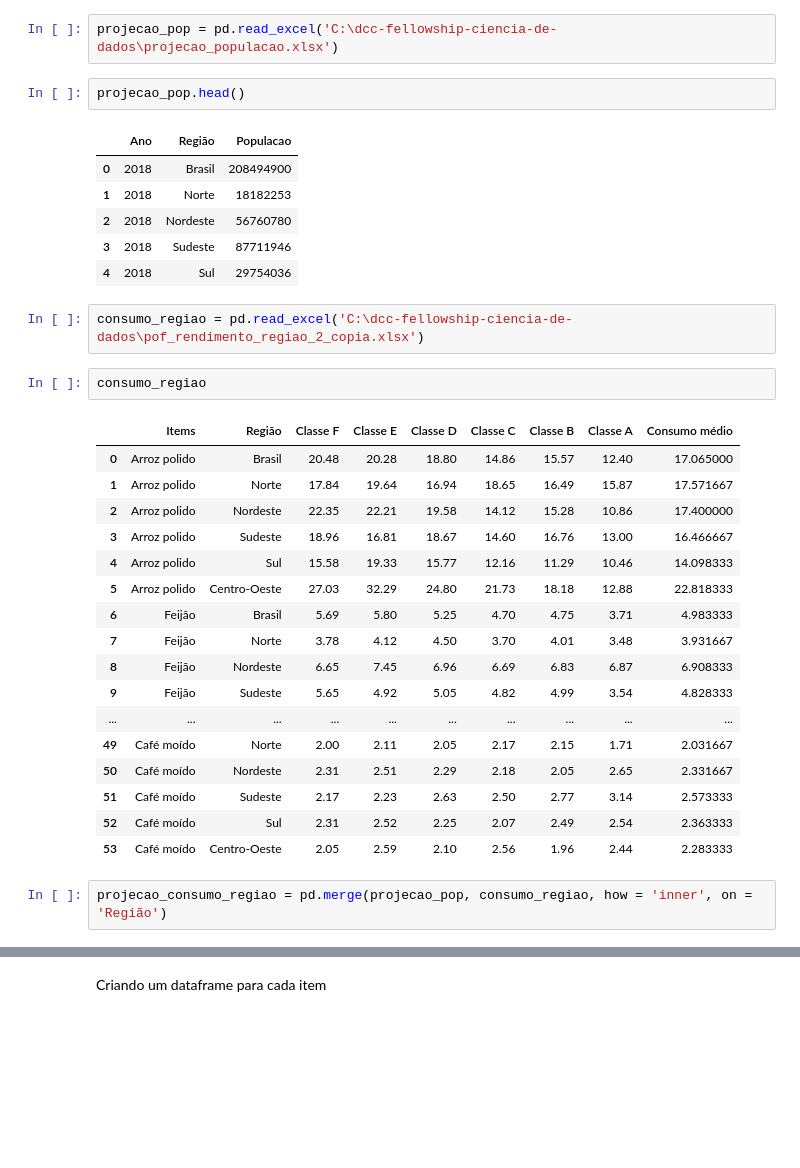
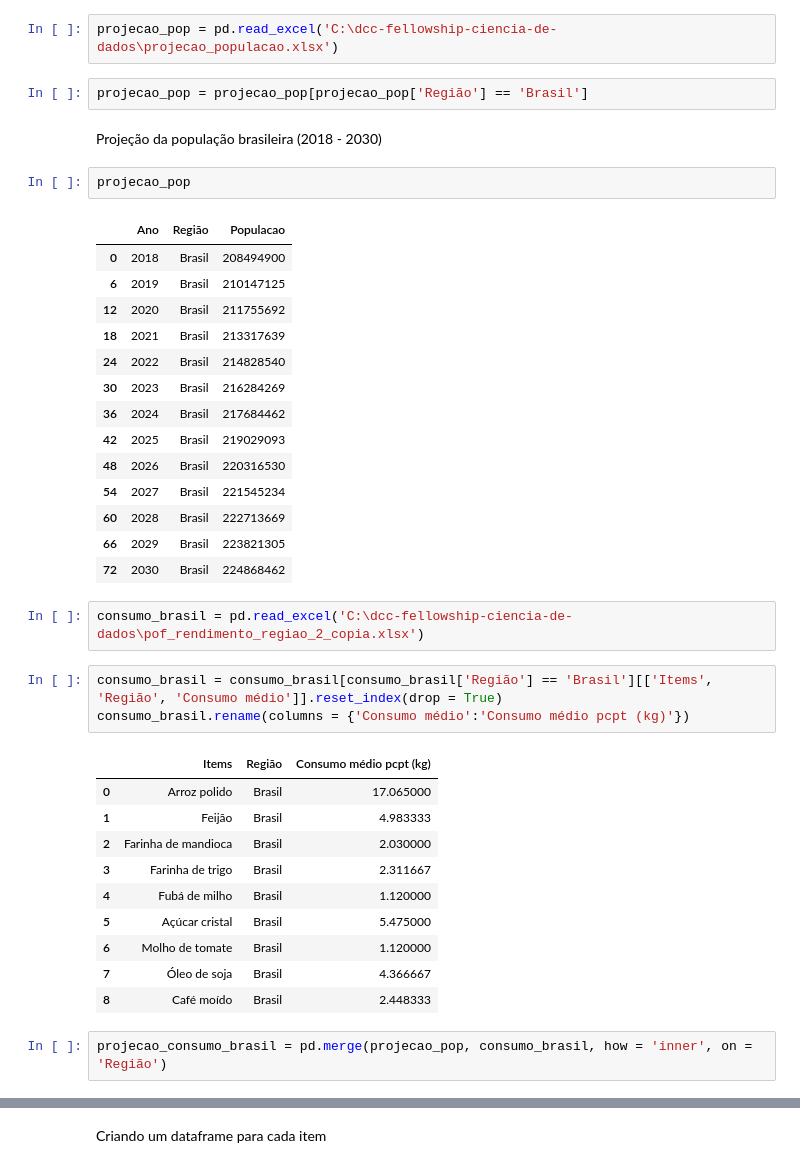
Before and after one commit to O-PY-THA-ON/dcc---fellowship-ci-ncia-de-dados, a Jupyter notebook: projecao_consumo.ipynb, the cells around one changed output, grey strips where cells are left out. Saved outputs shown, nothing was run; the diff lists cells and outputs as text; blank space fills up the shorter version.

```diff
--- a/projecao_consumo.ipynb
+++ b/projecao_consumo.ipynb
@@ -7,37 +7,43 @@ import pandas as pd
 import plotly.express as px
 # %%
 projecao_pop = pd.read_excel('C:\dcc-fellowship-ciencia-de-dados\projecao_populacao.xlsx')
+# %%
+projecao_pop = projecao_pop[projecao_pop['Região'] == 'Brasil']
+# %% [markdown]
+Projeção da população brasileira (2018 - 2030)
 # %%
-projecao_pop.head()
+projecao_pop
 # %% [output]
 |  | Ano | Região | Populacao |
 | 0 | 2018 | Brasil | 208494900 |
-| 1 | 2018 | Norte | 18182253 |
-| 2 | 2018 | Nordeste | 56760780 |
-| 3 | 2018 | Sudeste | 87711946 |
-| 4 | 2018 | Sul | 29754036 |
+| 6 | 2019 | Brasil | 210147125 |
+| 12 | 2020 | Brasil | 211755692 |
+| 18 | 2021 | Brasil | 213317639 |
+| 24 | 2022 | Brasil | 214828540 |
+| 30 | 2023 | Brasil | 216284269 |
+| 36 | 2024 | Brasil | 217684462 |
+| 42 | 2025 | Brasil | 219029093 |
+| 48 | 2026 | Brasil | 220316530 |
+| 54 | 2027 | Brasil | 221545234 |
+| 60 | 2028 | Brasil | 222713669 |
+| 66 | 2029 | Brasil | 223821305 |
+| 72 | 2030 | Brasil | 224868462 |
 # %%
-consumo_regiao = pd.read_excel('C:\dcc-fellowship-ciencia-de-dados\pof_rendimento_regiao_2_copia.xlsx')
+consumo_brasil = pd.read_excel('C:\dcc-fellowship-ciencia-de-dados\pof_rendimento_regiao_2_copia.xlsx')
-# %%
-consumo_regiao
-# %% [output]
-|  | Items | Região | Classe F | Classe E | Classe D | Classe C | Classe B | Classe A | Consumo médio |
-| 0 | Arroz polido | Brasil | 20.48 | 20.28 | 18.80 | 14.86 | 15.57 | 12.40 | 17.065000 |
-| 1 | Arroz polido | Norte | 17.84 | 19.64 | 16.94 | 18.65 | 16.49 | 15.87 | 17.571667 |
-| 2 | Arroz polido | Nordeste | 22.35 | 22.21 | 19.58 | 14.12 | 15.28 | 10.86 | 17.400000 |
-| 3 | Arroz polido | Sudeste | 18.96 | 16.81 | 18.67 | 14.60 | 16.76 | 13.00 | 16.466667 |
-| 4 | Arroz polido | Sul | 15.58 | 19.33 | 15.77 | 12.16 | 11.29 | 10.46 | 14.098333 |
-| 5 | Arroz polido | Centro-Oeste | 27.03 | 32.29 | 24.80 | 21.73 | 18.18 | 12.88 | 22.818333 |
-| 6 | Feijão | Brasil | 5.69 | 5.80 | 5.25 | 4.70 | 4.75 | 3.71 | 4.983333 |
-| 7 | Feijão | Norte | 3.78 | 4.12 | 4.50 | 3.70 | 4.01 | 3.48 | 3.931667 |
-| 8 | Feijão | Nordeste | 6.65 | 7.45 | 6.96 | 6.69 | 6.83 | 6.87 | 6.908333 |
-| 9 | Feijão | Sudeste | 5.65 | 4.92 | 5.05 | 4.82 | 4.99 | 3.54 | 4.828333 |
-| ... | ... | ... | ... | ... | ... | ... | ... | ... | ... |
-| 49 | Café moído | Norte | 2.00 | 2.11 | 2.05 | 2.17 | 2.15 | 1.71 | 2.031667 |
-| 50 | Café moído | Nordeste | 2.31 | 2.51 | 2.29 | 2.18 | 2.05 | 2.65 | 2.331667 |
-| 51 | Café moído | Sudeste | 2.17 | 2.23 | 2.63 | 2.50 | 2.77 | 3.14 | 2.573333 |
-| 52 | Café moído | Sul | 2.31 | 2.52 | 2.25 | 2.07 | 2.49 | 2.54 | 2.363333 |
-| 53 | Café moído | Centro-Oeste | 2.05 | 2.59 | 2.10 | 2.56 | 1.96 | 2.44 | 2.283333 |
+# %%
+consumo_brasil = consumo_brasil[consumo_brasil['Região'] == 'Brasil'][['Items', 'Região', 'Consumo médio']].reset_index(drop = True)
+consumo_brasil.rename(columns = {'Consumo médio':'Consumo médio pcpt (kg)'})
+# %% [output]
+|  | Items | Região | Consumo médio pcpt (kg) |
+| 0 | Arroz polido | Brasil | 17.065000 |
+| 1 | Feijão | Brasil | 4.983333 |
+| 2 | Farinha de mandioca | Brasil | 2.030000 |
+| 3 | Farinha de trigo | Brasil | 2.311667 |
+| 4 | Fubá de milho | Brasil | 1.120000 |
+| 5 | Açúcar cristal | Brasil | 5.475000 |
+| 6 | Molho de tomate | Brasil | 1.120000 |
+| 7 | Óleo de soja | Brasil | 4.366667 |
+| 8 | Café moído | Brasil | 2.448333 |
 # %%
-projecao_consumo_regiao = pd.merge(projecao_pop, consumo_regiao, how = 'inner', on = 'Região')
+projecao_consumo_brasil = pd.merge(projecao_pop, consumo_brasil, how = 'inner', on = 'Região')
 # %%
```
Also changed, not shown: parts of 12 cells of this notebook, 5 other files.
